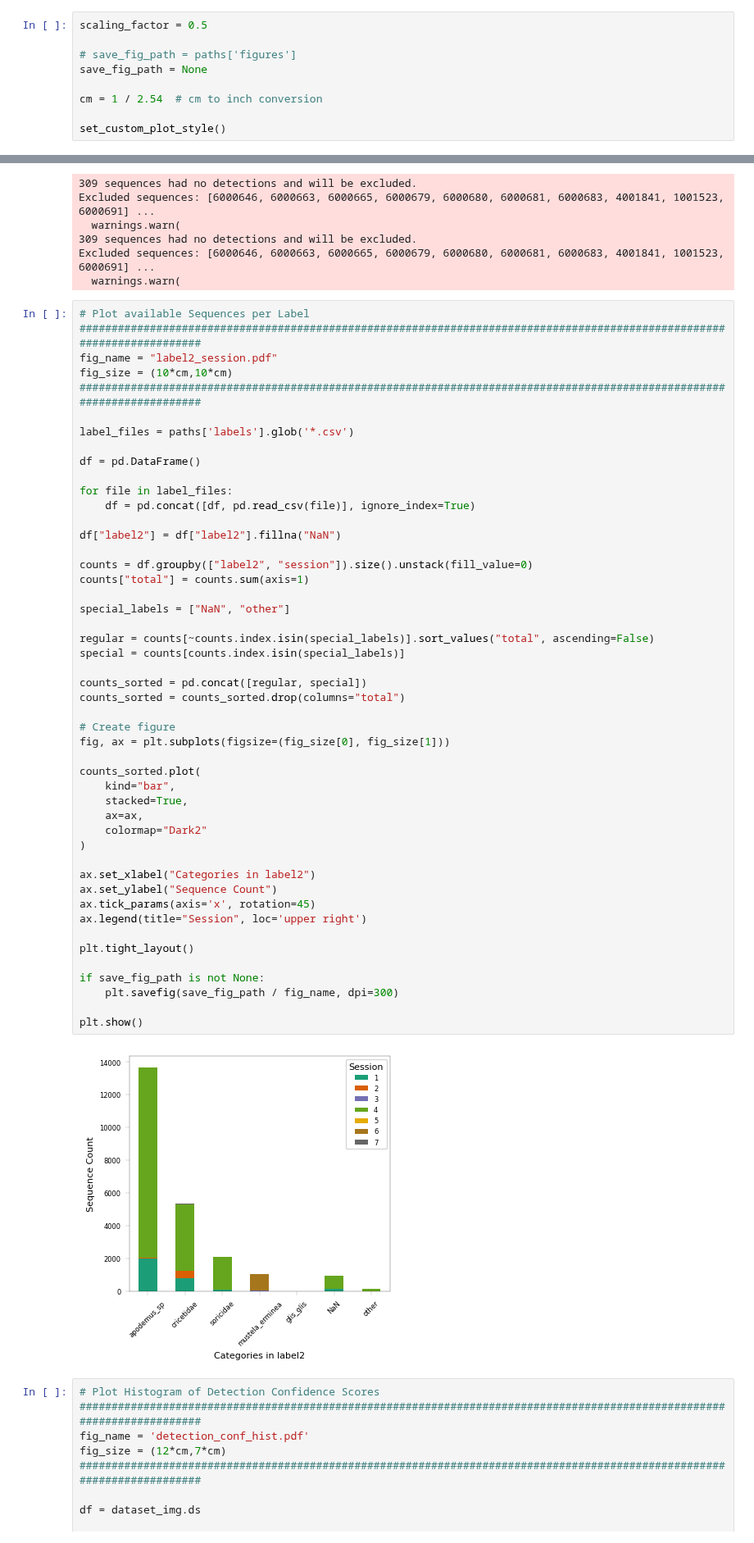
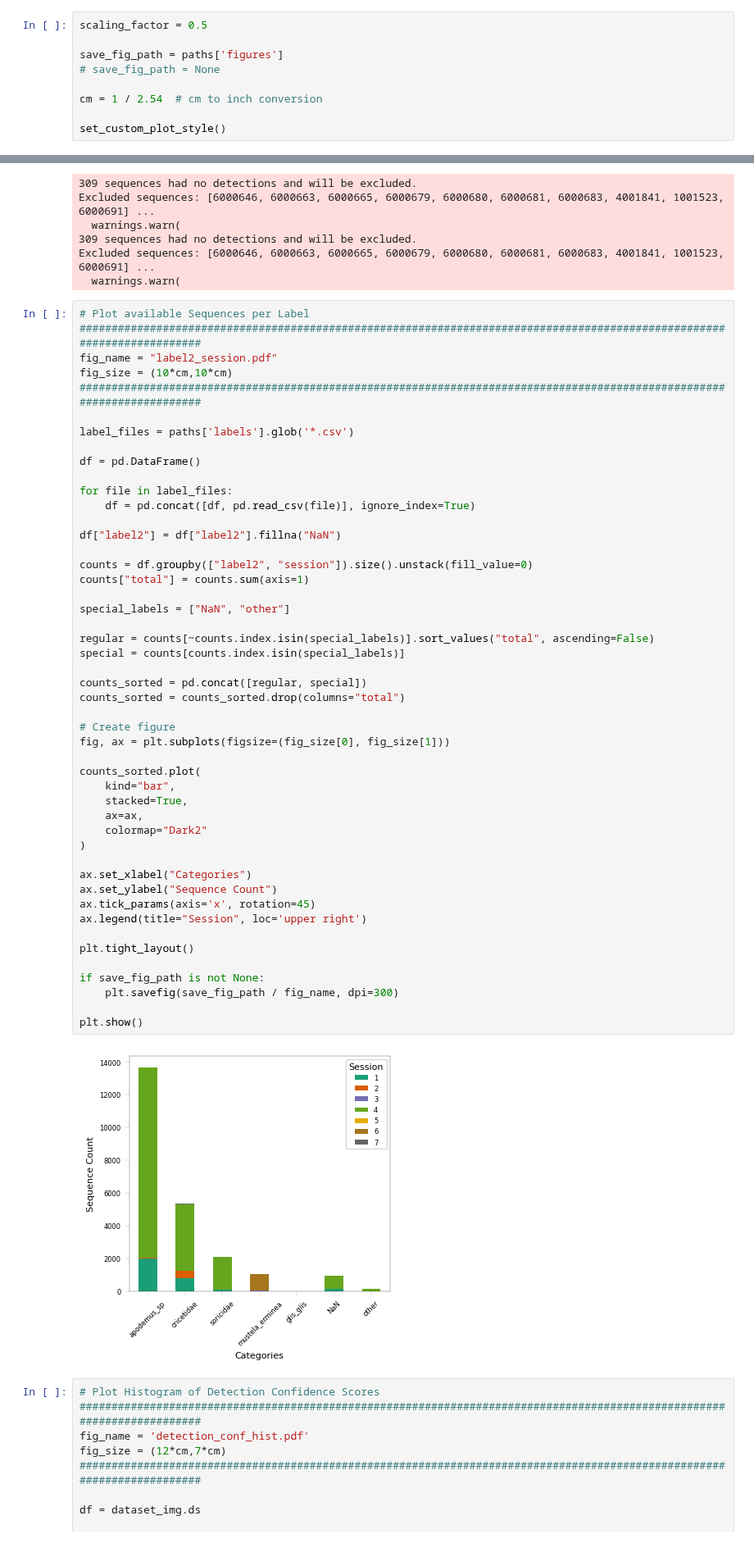
Before and after one commit to juliankraft/BachelorThesis, a Jupyter notebook: code/eval/analyze_dataset.ipynb, the cells around one changed output, grey strips where cells are left out. Shown at 82% size. Saved outputs shown, nothing was run; the diff lists cells and outputs as text.

```diff
--- a/code/eval/analyze_dataset.ipynb
+++ b/code/eval/analyze_dataset.ipynb
@@ -24,8 +24,8 @@ paths = load_path_yaml('/cfs/earth/scratch/kraftjul/BA/data/path_config.yml')
 # %%
 scaling_factor = 0.5
 
-# save_fig_path = paths['figures']
-save_fig_path = None
+save_fig_path = paths['figures']
+# save_fig_path = None
 
 cm = 1 / 2.54  # cm to inch conversion
 
@@ -88,35 +88,35 @@ counts["total"] = counts.sum(axis=1)
 
 special_labels = ["NaN", "other"]
 
 regular = counts[~counts.index.isin(special_labels)].sort_values("total", ascending=False)
 special = counts[counts.index.isin(special_labels)]
 
 counts_sorted = pd.concat([regular, special])
 counts_sorted = counts_sorted.drop(columns="total")
 
 # Create figure
 fig, ax = plt.subplots(figsize=(fig_size[0], fig_size[1]))
 
 counts_sorted.plot(
     kind="bar",
     stacked=True,
     ax=ax,
     colormap="Dark2"
 )
 
-ax.set_xlabel("Categories in label2")
+ax.set_xlabel("Categories")
 ax.set_ylabel("Sequence Count")
 ax.tick_params(axis='x', rotation=45)
 ax.legend(title="Session", loc='upper right')
 
 plt.tight_layout()
 
 if save_fig_path is not None:
     plt.savefig(save_fig_path / fig_name, dpi=300)
 
 plt.show()
 # %% [output]
-[figure, old version]
+[figure, new version]
 # %%
 # Plot Histogram of Detection Confidence Scores
 ########################################################################################################################
```
Also changed, not shown: parts of 2 cells of this notebook, 3 other files.
